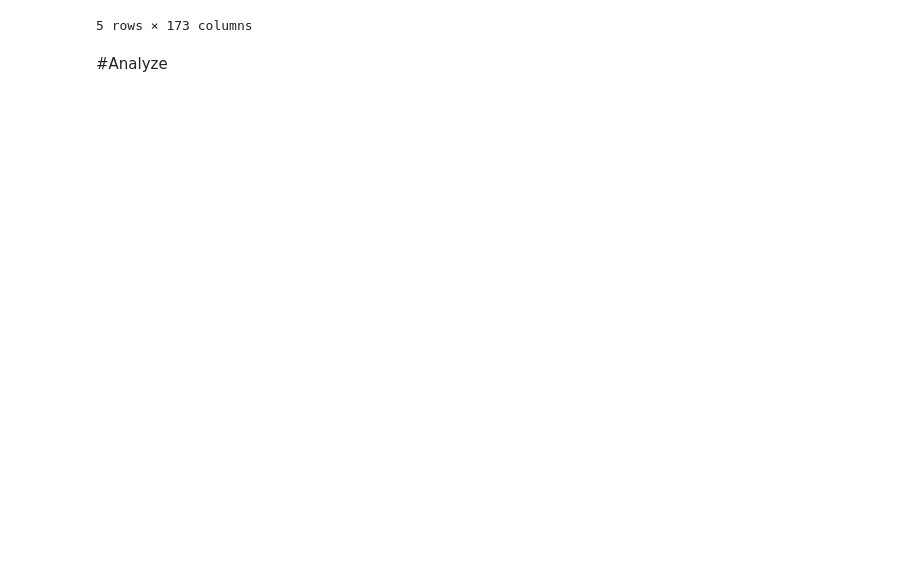
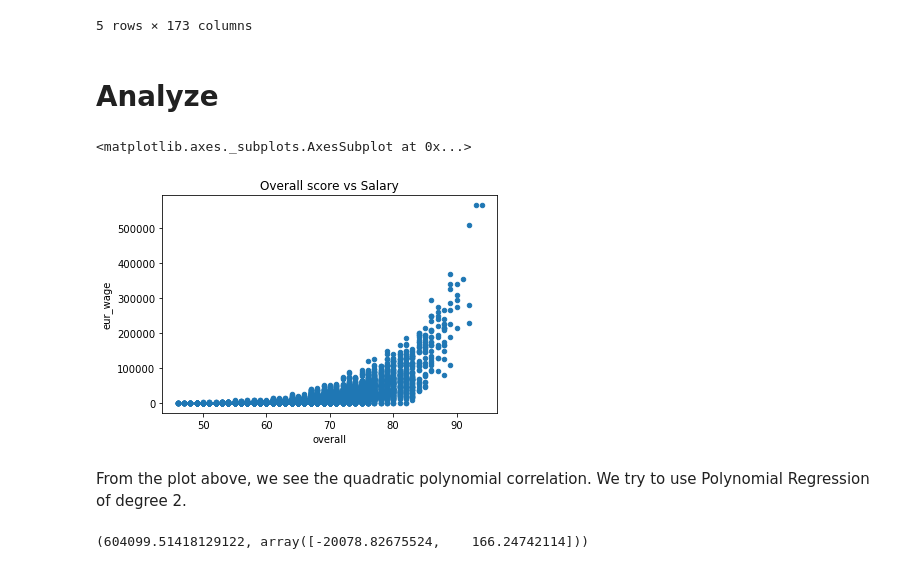
Before and after one commit to leducsang97/FIFA-18-Salary, a Jupyter notebook: Salary.ipynb, the cells around one changed output. Drawn from its saved outputs; the diff is of its cells as text; code cells hidden in the pictures; blank space fills up the shorter version.

```diff
--- a/Salary.ipynb
+++ b/Salary.ipynb
@@ -109,4 +110,14 @@ data.head(5)
 | 4 | M. Neuer | Manuel Neuer | FC Bayern Munich | 31 | German Bundesliga | 1986-03-27 | 193.0 | 92.0 | Normal | ... |
 5 rows × 173 columns
 # %% [markdown]
-#Analyze
+# Analyze
+# %%
+import matplotlib.pyplot as plt
+
+%matplotlib inline
+df.plot(x='overall', y='eur_wage', kind='scatter', title="Overall score vs Salary")
+# %% [output]
+<matplotlib.axes._subplots.AxesSubplot at 0x...>
+[figure, added]
+# %% [markdown]
+From the plot above, we see the quadratic polynomial correlation. We try to use Polynomial Regression of degree 2.
@@ -112,0 +137,15 @@ data.head(5)
+# %%
+# try to use quadratic regression to predict salary base on "overall" feature.
+from sklearn.preprocessing import PolynomialFeatures
+import numpy as np
+poly_features = PolynomialFeatures(degree=2, include_bias=False)
+
+X = []
+for x in X_train['overall']:
+    X.append([x])
+X_poly = poly_features.fit_transform(X)
+lg = Ridge(alpha = 1.)
+lg.fit(X_poly,y_train)
+lg.intercept_, lg.coef_
+# %% [output]
+(604099.51418129122, array([-20078.82675524,    166.24742114]))
```
Also changed, not shown: parts of 14 cells of this notebook.
